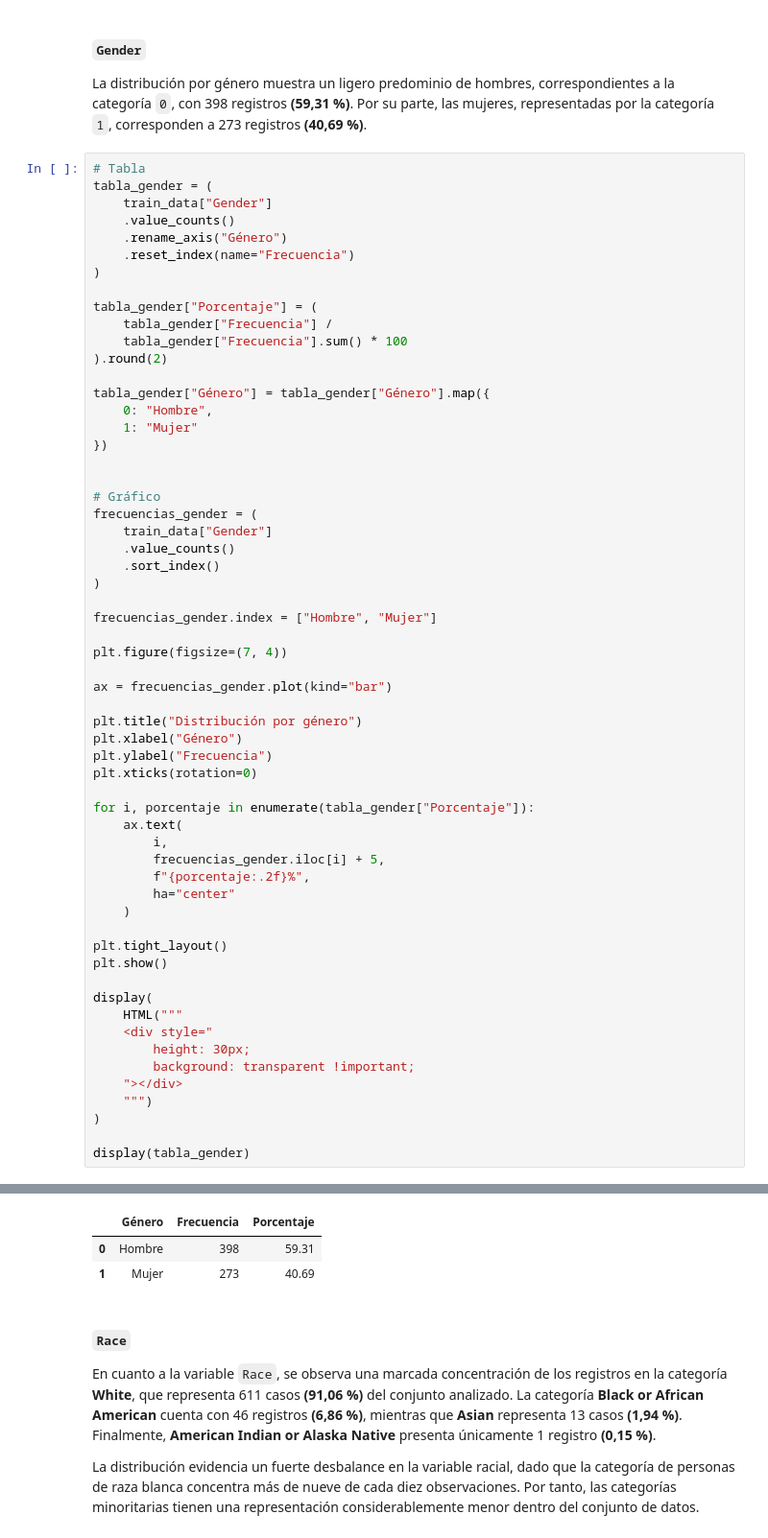
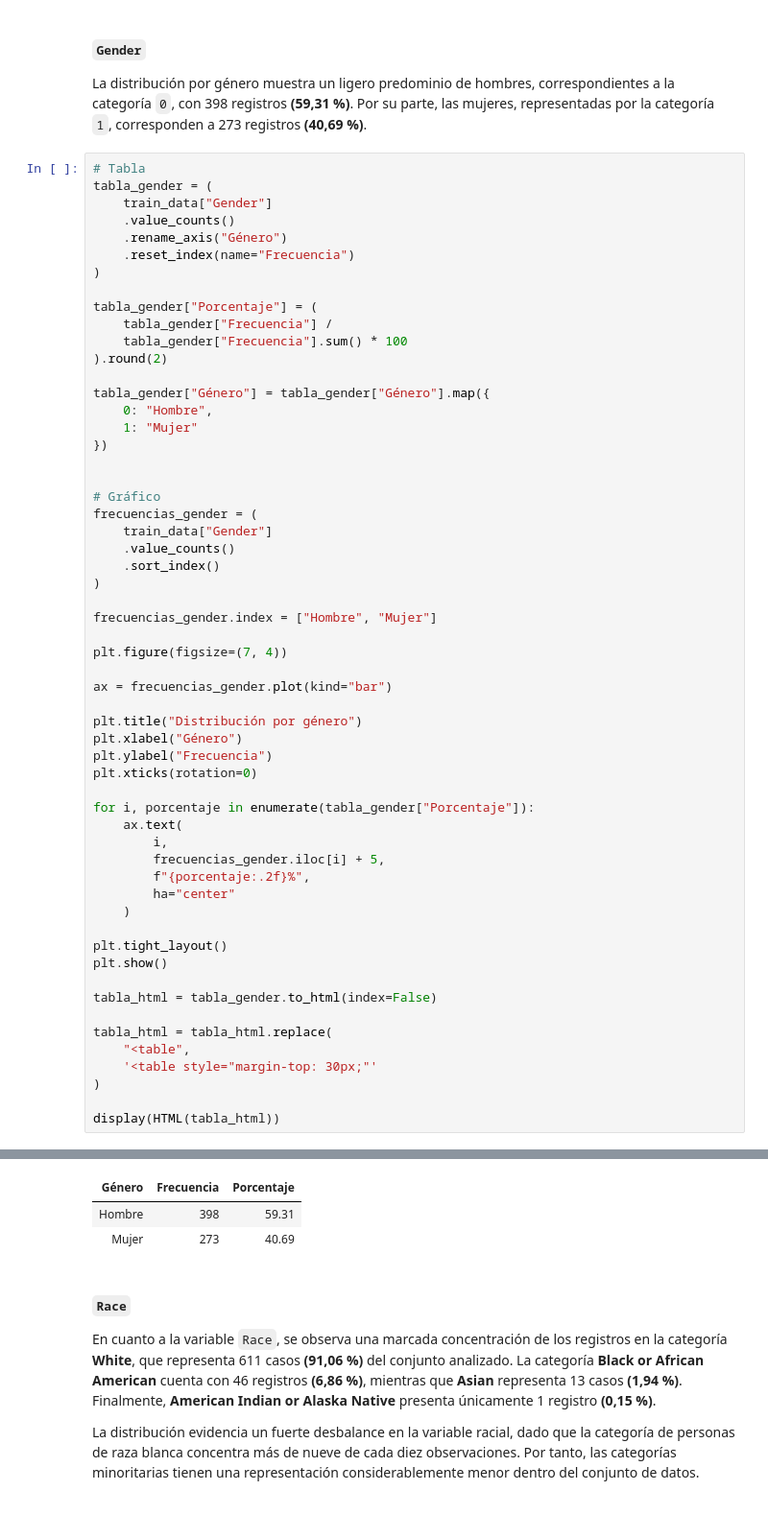
Before and after one commit to Alej0126/Jbook_dataviz, a Jupyter notebook: docs/notebooks.ipynb, the cells around one changed output, grey strips where cells are left out. Shown at 96% size. Drawn from its saved outputs; the diff is of its cells as text.

```diff
--- a/docs/notebooks.ipynb
+++ b/docs/notebooks.ipynb
@@ -293,15 +293,13 @@ for i, porcentaje in enumerate(tabla_gender["Porcentaje"]):
 plt.tight_layout()
 plt.show()
 
-display(
-    HTML("""
-    <div style="
-        height: 30px;
-        background: transparent !important;
-    "></div>
-    """)
+tabla_html = tabla_gender.to_html(index=False)
+
+tabla_html = tabla_html.replace(
+    "<table",
+    '<table style="margin-top: 30px;"'
 )
 
-display(tabla_gender)
+display(HTML(tabla_html))
 # %% [output]
 [figure]
@@ -309,6 +306,6 @@ display(tabla_gender)
-|  | Género | Frecuencia | Porcentaje |
-| 0 | Hombre | 398 | 59.31 |
-| 1 | Mujer | 273 | 40.69 |
+| Género | Frecuencia | Porcentaje |
+| Hombre | 398 | 59.31 |
+| Mujer | 273 | 40.69 |
 # %% [markdown]
 #### `Race`
 
```
Also changed, not shown: parts of 1 cell of this notebook, 5 other files.
